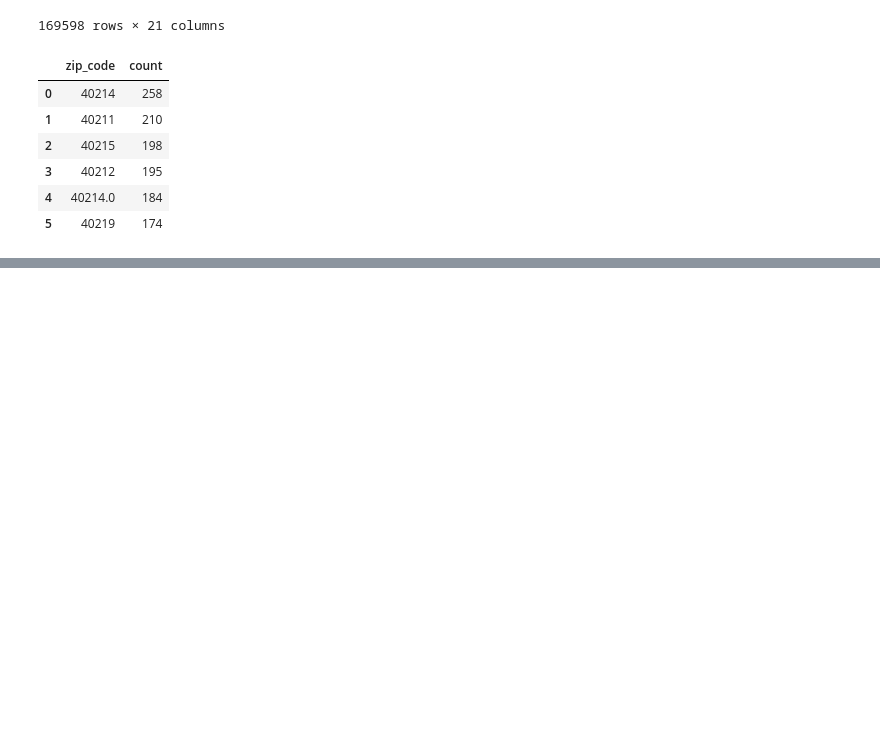
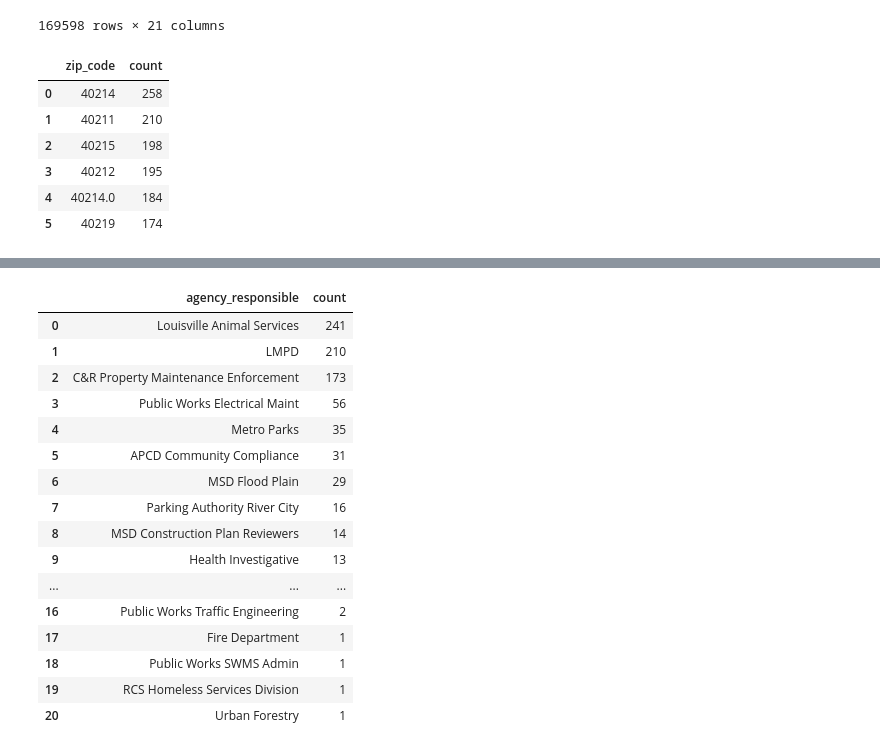
Before and after one commit to ZakM2000/Criminal_Analysis, a Jupyter notebook: Notebooks/LMPD_Crime_Analytics.ipynb, the cells around one changed output, grey strips where cells are left out. Saved outputs shown, nothing was run; the diff lists cells and outputs as text; code cells hidden in the pictures; blank space fills up the shorter version.

```diff
--- a/Notebooks/LMPD_Crime_Analytics.ipynb
+++ b/Notebooks/LMPD_Crime_Analytics.ipynb
@@ -1099,0 +1134,28 @@ Request_Count
+# %%
+Agency_Count_40211 = (
+    LMPD_311_Analytics[LMPD_311_Analytics["zip_code"] == "40211"]
+    .groupby("agency_responsible")
+    .size()
+    .sort_values(ascending=False)
+    .reset_index(name="count")
+)
+
+Agency_Count_40211
+# %% [output]
+|  | agency_responsible | count |
+| 0 | Louisville Animal Services | 241 |
+| 1 | LMPD | 210 |
+| 2 | C&R Property Maintenance Enforcement | 173 |
+| 3 | Public Works Electrical Maint | 56 |
+| 4 | Metro Parks | 35 |
+| 5 | APCD Community Compliance | 31 |
+| 6 | MSD Flood Plain | 29 |
+| 7 | Parking Authority River City | 16 |
+| 8 | MSD Construction Plan Reviewers | 14 |
+| 9 | Health Investigative | 13 |
+| ... | ... | ... |
+| 16 | Public Works Traffic Engineering | 2 |
+| 17 | Fire Department | 1 |
+| 18 | Public Works SWMS Admin | 1 |
+| 19 | RCS Homeless Services Division | 1 |
+| 20 | Urban Forestry | 1 |
```
Also changed, not shown: parts of 11 cells of this notebook.
